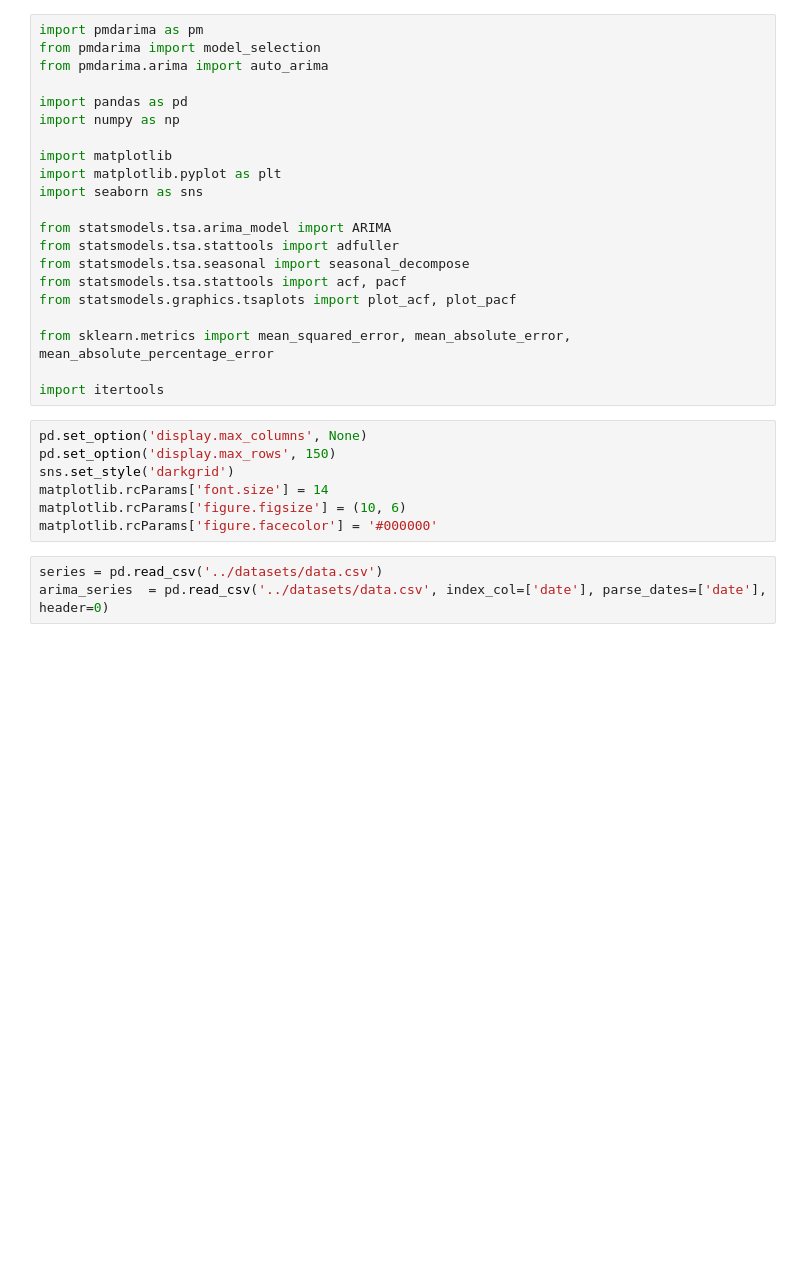
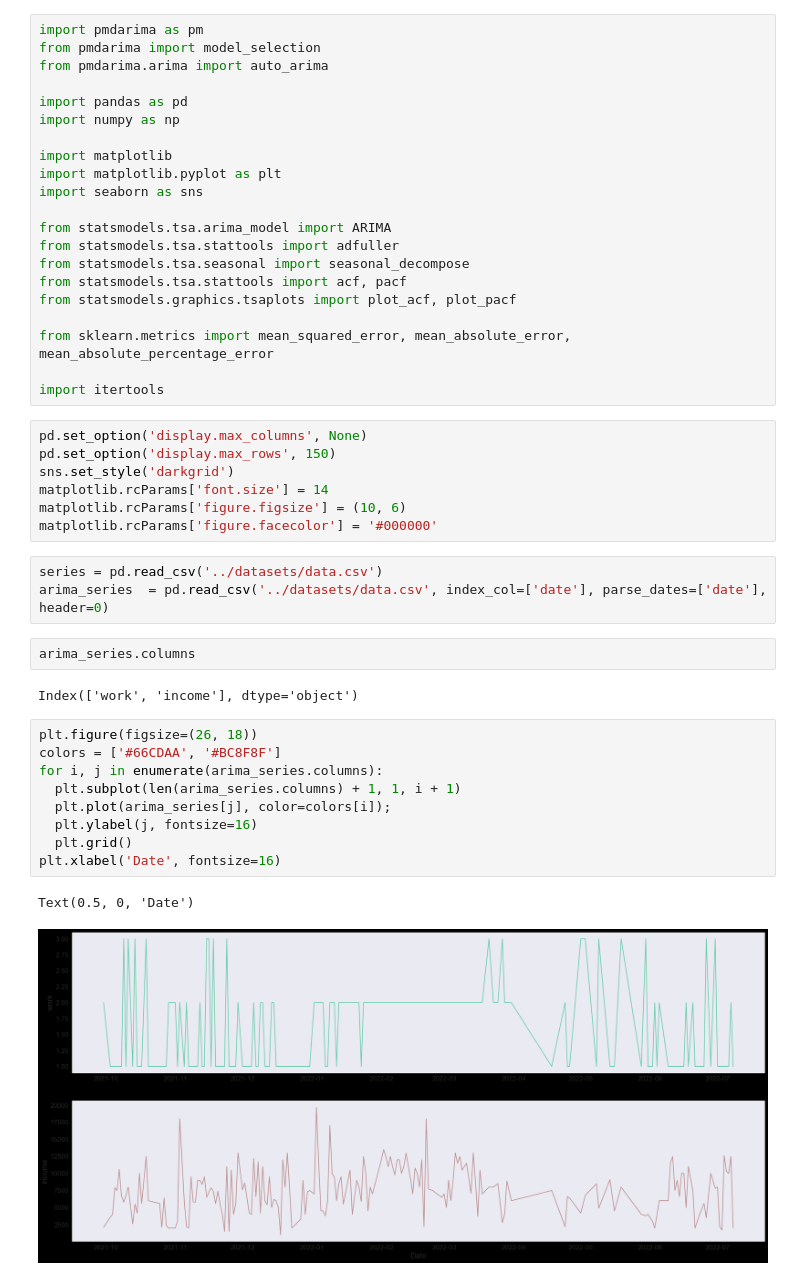
Before and after one commit to wessware/ARIMA_TIME_SERIES_FORECASTING, a Jupyter notebook: models/auto_arima_time_series_analysis.ipynb, the cells around one changed output. Drawn from its saved outputs; the diff is of its cells as text; blank space fills up the shorter version.

Commit message:
auto-arima viz

```diff
--- a/models/auto_arima_time_series_analysis.ipynb
+++ b/models/auto_arima_time_series_analysis.ipynb
@@ -29,3 +29,19 @@ matplotlib.rcParams['figure.facecolor'] = '#000000'
 # %%
 series = pd.read_csv('../datasets/data.csv')
 arima_series  = pd.read_csv('../datasets/data.csv', index_col=['date'], parse_dates=['date'], header=0)
+# %%
+arima_series.columns
+# %% [output]
+Index(['work', 'income'], dtype='object')
+# %%
+plt.figure(figsize=(26, 18))
+colors = ['#66CDAA', '#BC8F8F']
+for i, j in enumerate(arima_series.columns):
+  plt.subplot(len(arima_series.columns) + 1, 1, i + 1)
+  plt.plot(arima_series[j], color=colors[i]);
+  plt.ylabel(j, fontsize=16)
+  plt.grid()
+plt.xlabel('Date', fontsize=16)
+# %% [output]
+Text(0.5, 0, 'Date')
+[figure, added]
```
Also changed, not shown: parts of 1 cell of this notebook.
